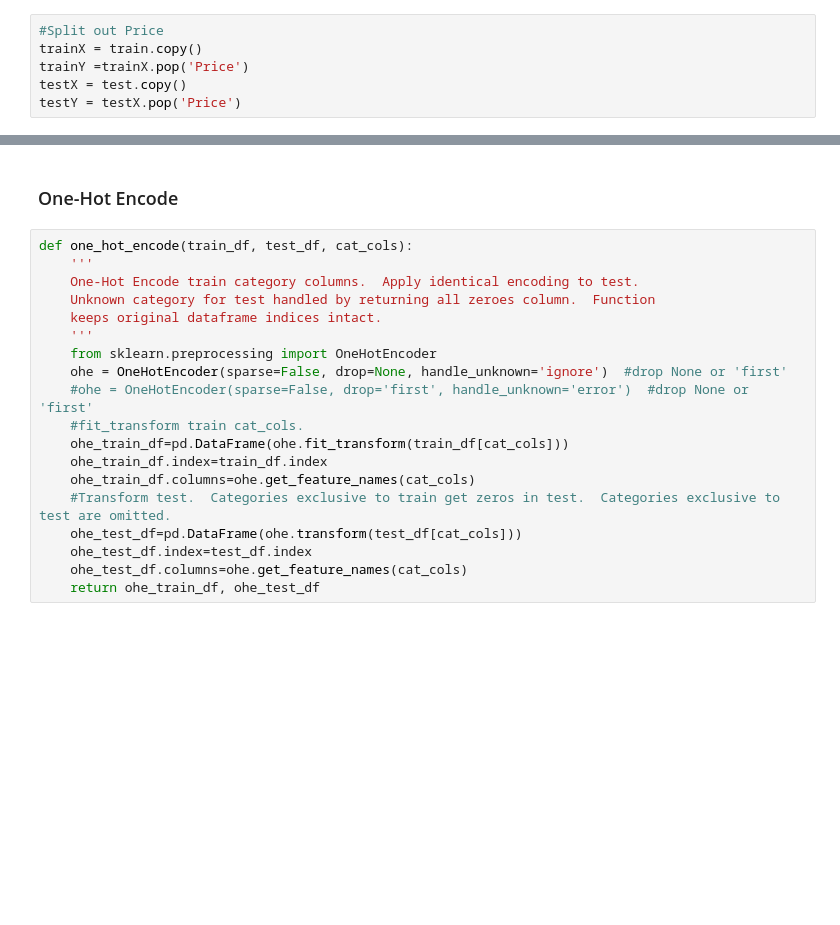
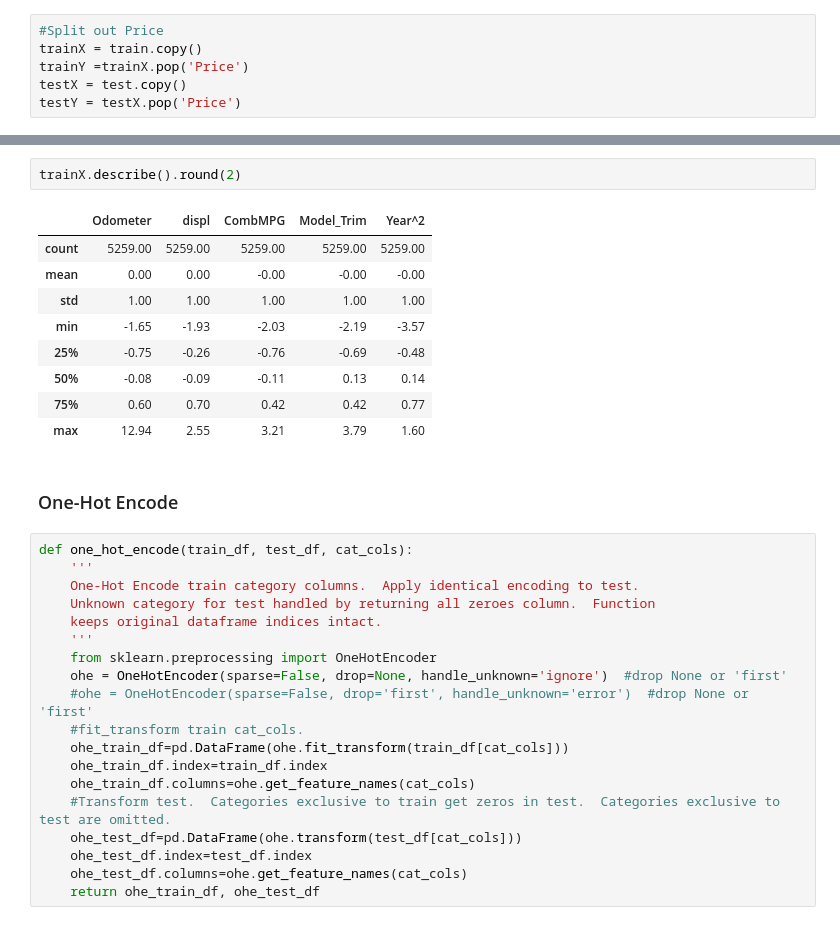
Before and after one commit to jkmackie/car_price_prediction, a Jupyter notebook: jupyter_notebooks/car_algo_final.ipynb, the cells around one changed output, grey strips where cells are left out. Saved outputs shown, nothing was run; the diff lists cells and outputs as text; blank space fills up the shorter version.

```diff
--- a/jupyter_notebooks/car_algo_final.ipynb
+++ b/jupyter_notebooks/car_algo_final.ipynb
@@ -282,3 +292,15 @@ testY = testX.pop('Price')
+# %%
+trainX.describe().round(2)
+# %% [output]
+|  | Odometer | displ | CombMPG | Model_Trim | Year^2 |
+| count | 5259.00 | 5259.00 | 5259.00 | 5259.00 | 5259.00 |
+| mean | 0.00 | 0.00 | -0.00 | -0.00 | -0.00 |
+| std | 1.00 | 1.00 | 1.00 | 1.00 | 1.00 |
+| min | -1.65 | -1.93 | -2.03 | -2.19 | -3.57 |
+| 25% | -0.75 | -0.26 | -0.76 | -0.69 | -0.48 |
+| 50% | -0.08 | -0.09 | -0.11 | 0.13 | 0.14 |
+| 75% | 0.60 | 0.70 | 0.42 | 0.42 | 0.77 |
+| max | 12.94 | 2.55 | 3.21 | 3.79 | 1.60 |
 # %% [markdown]
 ### One-Hot Encode
 # %%
```
Also changed, not shown: parts of 23 cells of this notebook, 1 other file.
